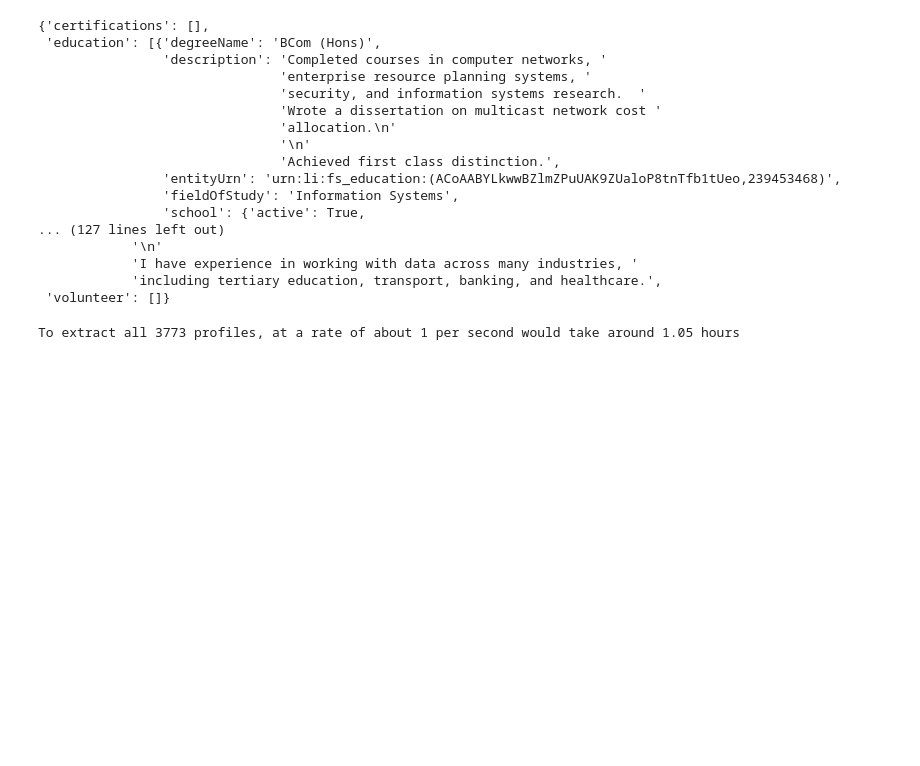
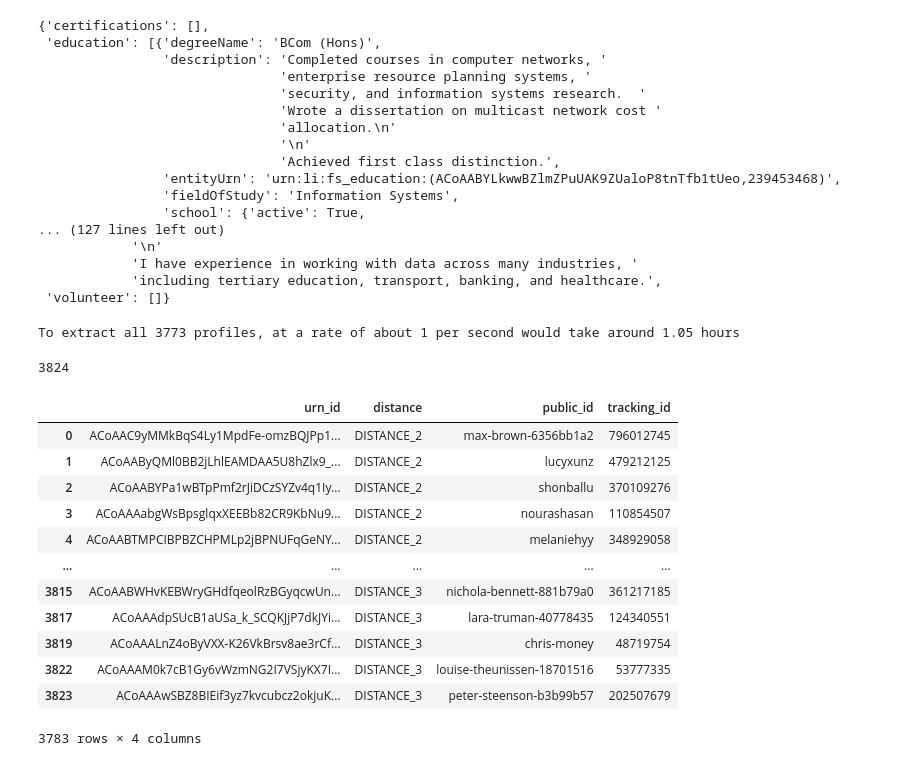
Before and after one commit to UoA-eResearch/linkedin, a Jupyter notebook: fetch.ipynb, the cells around one changed output. Drawn from its saved outputs; the diff is of its cells as text; code cells hidden in the pictures; blank space fills up the shorter version.

```diff
--- a/fetch.ipynb
+++ b/fetch.ipynb
@@ -111,0 +116,21 @@ json.dump(results, open("profiles.json", "w"))
+# %%
+print(len(current_people))
+# %% [output]
+3824
+# %%
+current_people_df = pd.DataFrame(current_people).drop_duplicates()
+current_people_df
+# %% [output]
+|  | urn_id | distance | public_id | tracking_id |
+| 0 | ACoAAC9yMMkBqS4Ly1MpdFe-omzBQJPp1... | DISTANCE_2 | max-brown-6356bb1a2 | 796012745 |
+| 1 | ACoAAByQMl0BB2jLhlEAMDAA5U8hZlx9_... | DISTANCE_2 | lucyxunz | 479212125 |
+| 2 | ACoAABYPa1wBTpPmf2rJiDCzSYZv4q1Iy... | DISTANCE_2 | shonballu | 370109276 |
+| 3 | ACoAAAabgWsBpsglqxXEEBb82CR9KbNu9... | DISTANCE_2 | nourashasan | 110854507 |
+| 4 | ACoAABTMPCIBPBZCHPMLp2jBPNUFqGeNY... | DISTANCE_2 | melaniehyy | 348929058 |
+| ... | ... | ... | ... | ... |
+| 3815 | ACoAABWHvKEBWryGHdfqeolRzBGyqcwUn... | DISTANCE_3 | nichola-bennett-881b79a0 | 361217185 |
+| 3817 | ACoAAAdpSUcB1aUSa_k_SCQKJjP7dkJYi... | DISTANCE_3 | lara-truman-40778435 | 124340551 |
+| 3819 | ACoAAALnZ4oByVXX-K26VkBrsv8ae3rCf... | DISTANCE_3 | chris-money | 48719754 |
+| 3822 | ACoAAAM0k7cB1Gy6vWzmNG2I7VSjyKX7I... | DISTANCE_3 | louise-theunissen-18701516 | 53777335 |
+| 3823 | ACoAAAwSBZ8BIEif3yz7kvcubcz2okjuK... | DISTANCE_3 | peter-steenson-b3b99b57 | 202507679 |
+3783 rows × 4 columns
```
Also changed, not shown: parts of 9 cells of this notebook, 1 other file.
